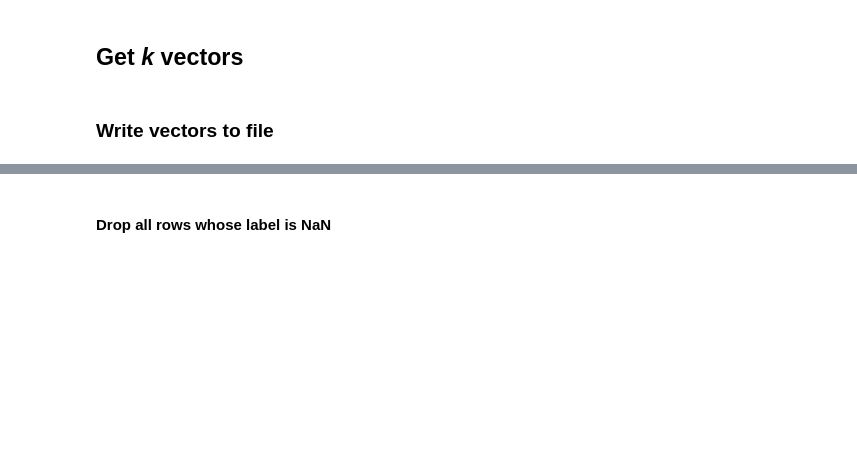
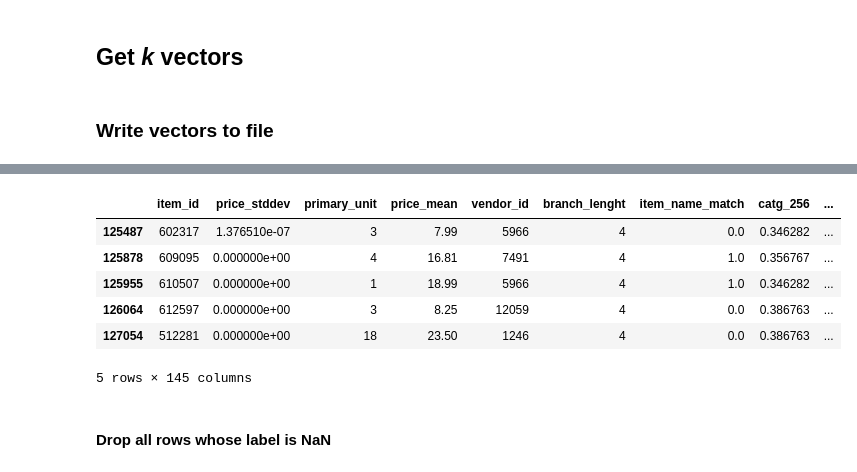
Before and after one commit to omoju/receiptdID, a Jupyter notebook: receiptID_2_Model.ipynb, the cells around one changed output, grey strips where cells are left out. Cells and saved outputs as stored; diff of their text form; code cells hidden in the pictures; blank space fills up the shorter version.

```diff
--- a/receiptID_2_Model.ipynb
+++ b/receiptID_2_Model.ipynb
@@ -63,7 +71,7 @@ sns.set_style("white")
 # %%
-
-df = pd.read_pickle('data/df_data_vectors.dat')
-df_catergory_lookup = pd.read_pickle('data/data_category_lookup.dat')
+dataPath = '/Users/omojumiller/mycode/insight/Company/'
+df = pd.read_pickle(dataPath+'data/df_data_vectors.dat')
+df_catergory_lookup = pd.read_pickle(dataPath+'data/data_category_lookup.dat')
 # %%
 len(df)
 # %% [output]
@@ -530,12 +532,13 @@ seed = 342 # For reproducability
 Ada_w2v =  Pipeline([("word2vec vectorizer", MeanEmbeddingVectorizer(w2v)), ("Ada", AdaBoostClassifier(n_estimators=10))])
 # %%
 try:
-    with open('data/df_category_scores.json') as f:
+    with open(dataPath+'data/df_category_scores.json') as f:
         scores = json.load(f)
 except:
     scores = {}
 # %%
 try:
-    pred_proba = pd.read_pickle('data/df_category_pred_proba.pkl')
+    pred_proba = pd.read_pickle(dataPath+'data/df_category_pred_proba.pkl')
+    print('successfully opened the pickle file')
 except:
     pred_proba = {}
@@ -542,7 +547,12 @@ except:
 # %%
 t0 = time()
-target = open('data/training_output.txt', 'w')
-print ("processing {0}: {1}".format(key, name.ix[the_index]))
+
+if pred_proba <> {}:
+    target = open(dataPath+'data/train_log_'+strftime("%d_%b_%Y_%H_%M_%S", gmtime())+'.txt', 'w')
+else:
+    target = open(dataPath+'data/train_log_'+strftime("%d_%b_%Y_%H_%M_%S", gmtime())+'.txt', 'w')
+    print ("processing {0}: {1}".format(key, name.ix[the_index]))
+
 
 
 for key in category_positive_samples:
@@ -577,5 +587,5 @@ for key in category_positive_samples:
 
 target.close()
 print("done in %0.3fs" % (time() - t0))
-json.dump(scores, open("data/df_category_scores.json",'w'))
+json.dump(scores, open(dataPath+'data/df_category_scores.json','w'))
 # %% [output]
@@ -628,7 +636,15 @@ u'mapped_level_3',  u'mapped_level_4',  u'mapped_level_5',
 u'mapped_level_6',   u'item_labels'], axis = 1, inplace=True)
 # %%
 
-X.head()
+X.tail()
+# %% [output]
+|  | item_id | price_stddev | primary_unit | price_mean | vendor_id | branch_lenght | item_name_match | catg_256 | ... |
+| 125487 | 602317 | 1.376510e-07 | 3 | 7.99 | 5966 | 4 | 0.0 | 0.346282 | ... |
+| 125878 | 609095 | 0.000000e+00 | 4 | 16.81 | 7491 | 4 | 1.0 | 0.356767 | ... |
+| 125955 | 610507 | 0.000000e+00 | 1 | 18.99 | 5966 | 4 | 1.0 | 0.346282 | ... |
+| 126064 | 612597 | 0.000000e+00 | 3 | 8.25 | 12059 | 4 | 0.0 | 0.386763 | ... |
+| 127054 | 512281 | 0.000000e+00 | 18 | 23.50 | 1246 | 4 | 0.0 | 0.386763 | ... |
+5 rows × 145 columns
 # %% [markdown]
 #### Drop all rows whose label is NaN
 # %%
```
Also changed, not shown: parts of 21 cells of this notebook, 2 other files.
